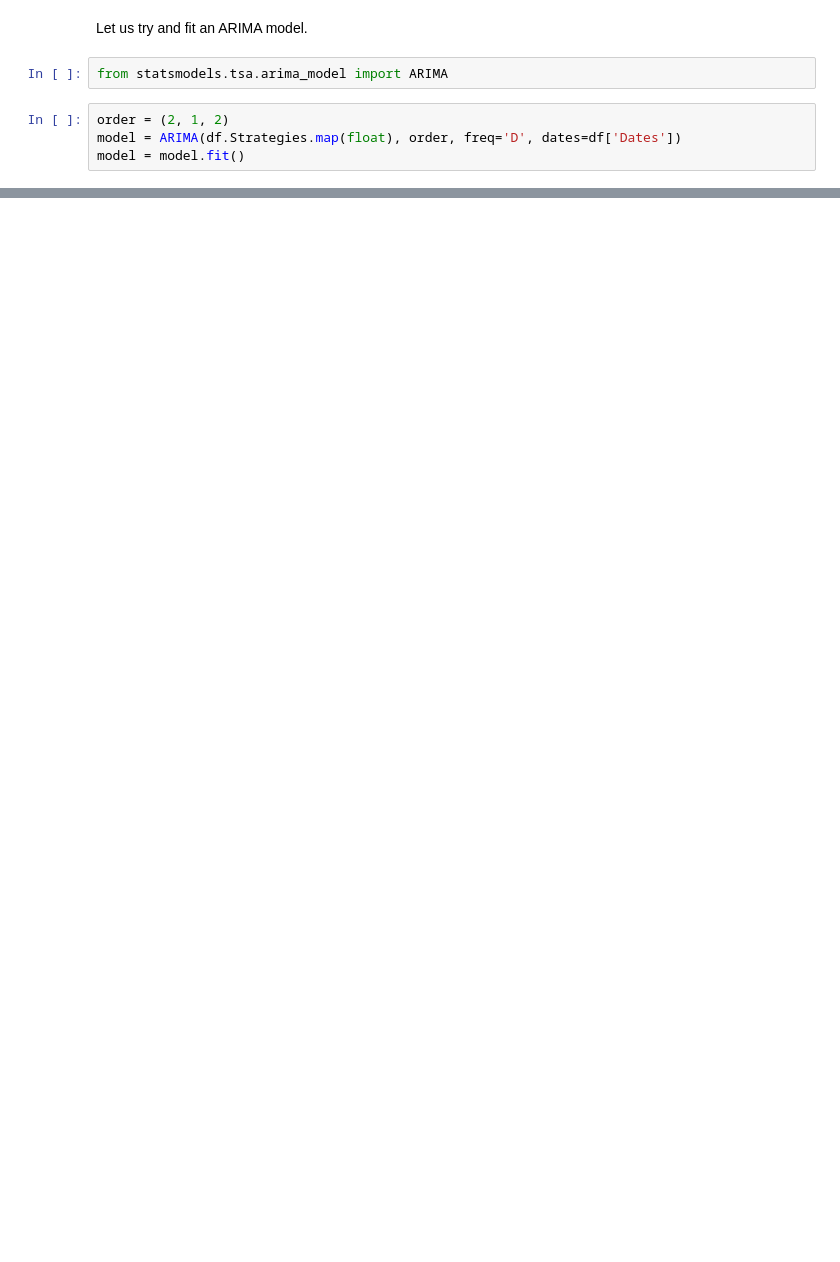
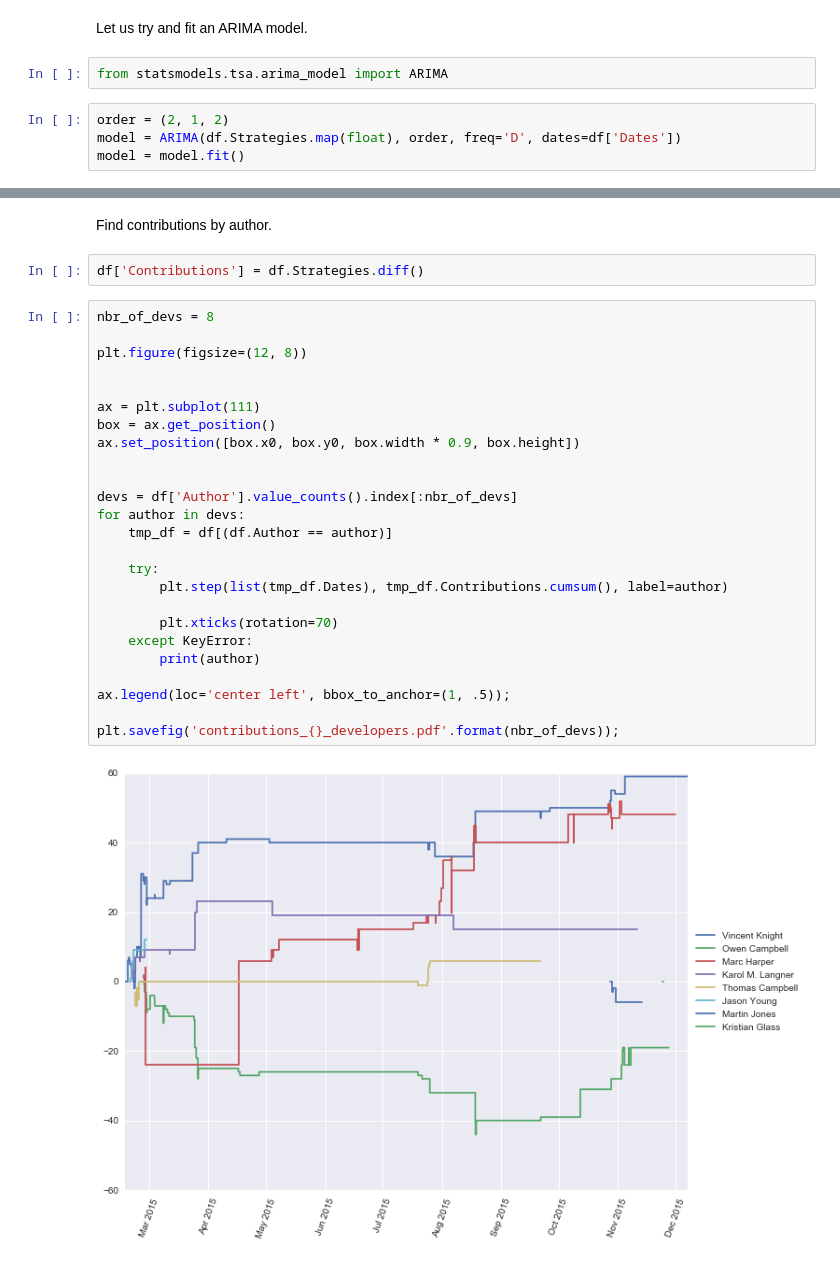
Before and after one commit to Axelrod-Python/An-open-reproducible-framework-for-the-study-of-the-iterated-prisoners-dilemma, a Jupyter notebook: scripts/analysing_the_repository.ipynb, the cells around one changed output, grey strips where cells are left out. Drawn from its saved outputs; the diff is of its cells as text; blank space fills up the shorter version.

```diff
--- a/scripts/analysing_the_repository.ipynb
+++ b/scripts/analysing_the_repository.ipynb
@@ -110,0 +131,31 @@ plt.savefig('number_of_strategies_with_arima_projection.png');
+# %% [markdown]
+Find contributions by author.
+# %%
+df['Contributions'] = df.Strategies.diff()
+# %%
+nbr_of_devs = 8
+
+plt.figure(figsize=(12, 8))
+
+
+ax = plt.subplot(111)
+box = ax.get_position()
+ax.set_position([box.x0, box.y0, box.width * 0.9, box.height])
+
+
+devs = df['Author'].value_counts().index[:nbr_of_devs]
+for author in devs:
+    tmp_df = df[(df.Author == author)]
+
+    try:
+        plt.step(list(tmp_df.Dates), tmp_df.Contributions.cumsum(), label=author)
+
+        plt.xticks(rotation=70)
+    except KeyError:
+        print(author)
+
+ax.legend(loc='center left', bbox_to_anchor=(1, .5));
+
+plt.savefig('contributions_{}_developers.pdf'.format(nbr_of_devs));
+# %% [output]
+[figure, added]
```
Also changed, not shown: parts of 8 cells of this notebook, 6 other files.
